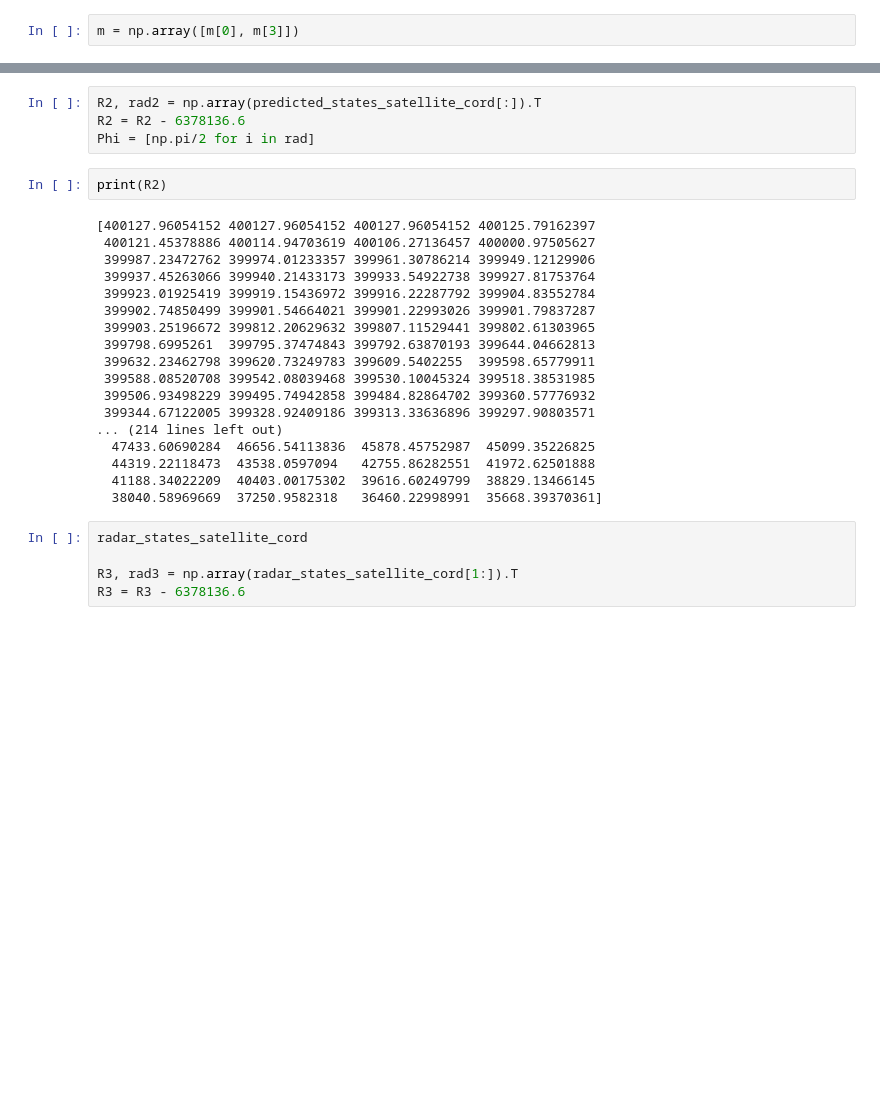
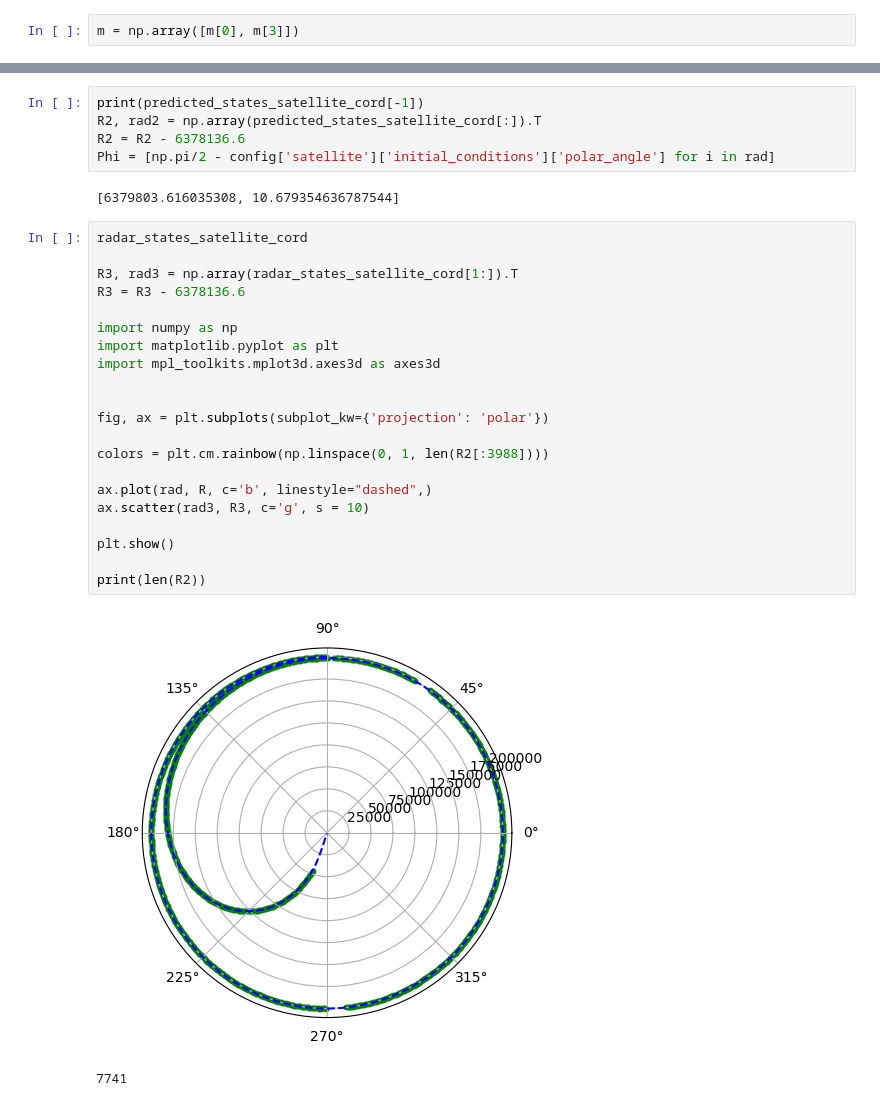
Before and after one commit to Tiangong-PMSC-Group/Satellite-Project, a Jupyter notebook: main_tests.ipynb, the cells around one changed output, grey strips where cells are left out. Cells and saved outputs as stored; diff of their text form; blank space fills up the shorter version.

```diff
--- a/main_tests.ipynb
+++ b/main_tests.ipynb
@@ -189,32 +174,34 @@ for i in range(int(sim_lenght)):
 # %%
+print(predicted_states_satellite_cord[-1])
 R2, rad2 = np.array(predicted_states_satellite_cord[:]).T
 R2 = R2 - 6378136.6
-Phi = [np.pi/2 for i in rad]
+Phi = [np.pi/2 - config['satellite']['initial_conditions']['polar_angle'] for i in rad]
+# %% [output]
+[6379803.616035308, 10.679354636787544]
-# %%
-print(R2)
-# %% [output]
-[400127.96054152 400127.96054152 400127.96054152 400125.79162397
- 400121.45378886 400114.94703619 400106.27136457 400000.97505627
- 399987.23472762 399974.01233357 399961.30786214 399949.12129906
- 399937.45263066 399940.21433173 399933.54922738 399927.81753764
- 399923.01925419 399919.15436972 399916.22287792 399904.83552784
- 399902.74850499 399901.54664021 399901.22993026 399901.79837287
- 399903.25196672 399812.20629632 399807.11529441 399802.61303965
- 399798.6995261  399795.37474843 399792.63870193 399644.04662813
- 399632.23462798 399620.73249783 399609.5402255  399598.65779911
- 399588.08520708 399542.08039468 399530.10045324 399518.38531985
- 399506.93498229 399495.74942858 399484.82864702 399360.57776932
- 399344.67122005 399328.92409186 399313.33636896 399297.90803571
-... (214 lines left out)
-  47433.60690284  46656.54113836  45878.45752987  45099.35226825
-  44319.22118473  43538.0597094   42755.86282551  41972.62501888
-  41188.34022209  40403.00175302  39616.60249799  38829.13466145
-  38040.58969669  37250.9582318   36460.22998991  35668.39370361]
-# %%
-radar_states_satellite_cord
-
-R3, rad3 = np.array(radar_states_satellite_cord[1:]).T
-R3 = R3 - 6378136.6
+# %%
+radar_states_satellite_cord
+
+R3, rad3 = np.array(radar_states_satellite_cord[1:]).T
+R3 = R3 - 6378136.6
+
+import numpy as np
+import matplotlib.pyplot as plt
+import mpl_toolkits.mplot3d.axes3d as axes3d
+
+
+fig, ax = plt.subplots(subplot_kw={'projection': 'polar'})
+
+colors = plt.cm.rainbow(np.linspace(0, 1, len(R2[:3988])))
+
+ax.plot(rad, R, c='b', linestyle="dashed",)
+ax.scatter(rad3, R3, c='g', s = 10)
+
+plt.show()
+
+print(len(R2))
+# %% [output]
+[figure, added]
+7741
 # %%
 import numpy as np
 import matplotlib.pyplot as plt
```
Also changed, not shown: parts of 32 cells of this notebook.
